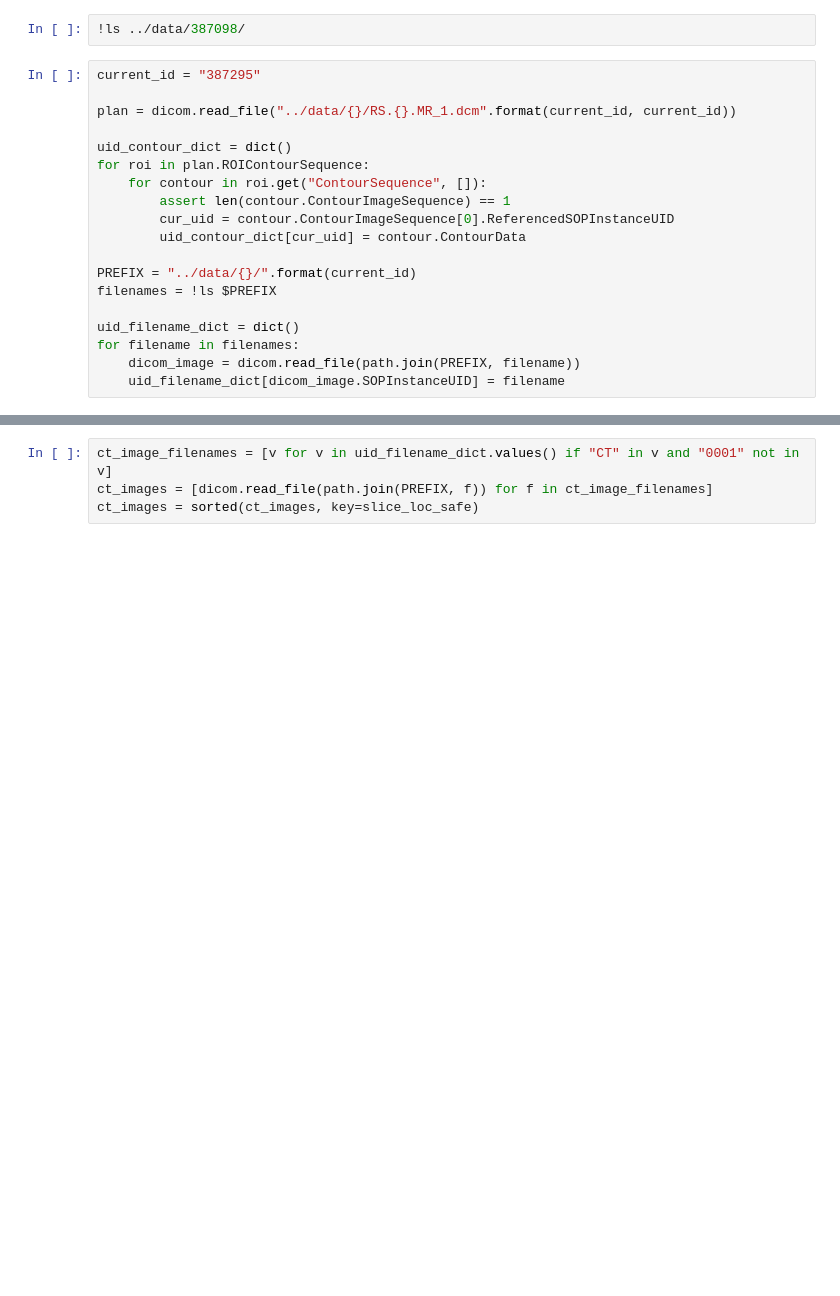
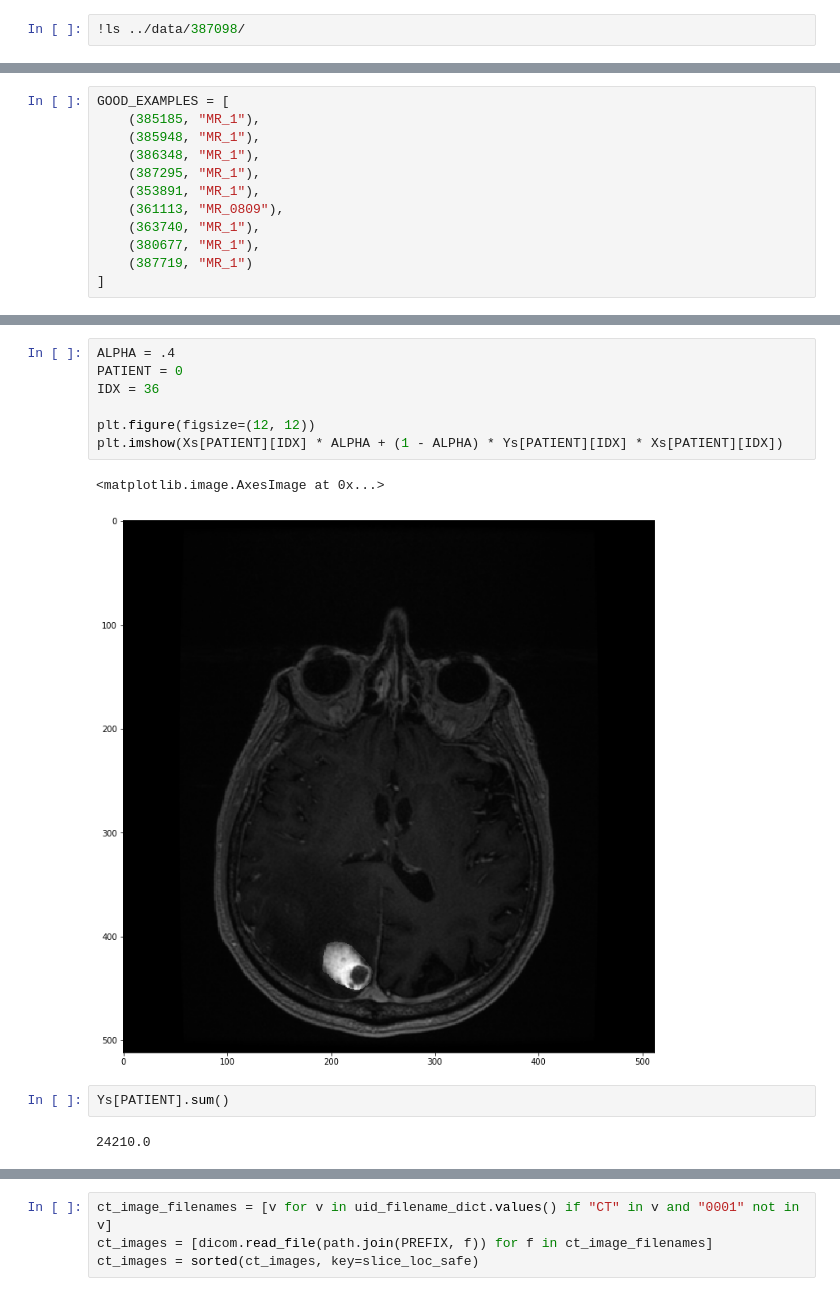
Before and after one commit to strawberrypie/varian-challenge, a Jupyter notebook: notebooks/DataPreprocessing.ipynb, the cells around one changed output, grey strips where cells are left out. Saved outputs shown, nothing was run; the diff lists cells and outputs as text; blank space fills up the shorter version.

Commit message:
working data fetching

```diff
--- a/notebooks/DataPreprocessing.ipynb
+++ b/notebooks/DataPreprocessing.ipynb
@@ -26,22 +27,3 @@ DROP:
   387098
 # %%
 !ls ../data/387098/
-# %%
-current_id = "387295"
-
-plan = dicom.read_file("../data/{}/RS.{}.MR_1.dcm".format(current_id, current_id))
-
-uid_contour_dict = dict()
-for roi in plan.ROIContourSequence:
-    for contour in roi.get("ContourSequence", []):
-        assert len(contour.ContourImageSequence) == 1
-        cur_uid = contour.ContourImageSequence[0].ReferencedSOPInstanceUID
-        uid_contour_dict[cur_uid] = contour.ContourData
-
-PREFIX = "../data/{}/".format(current_id)
-filenames = !ls $PREFIX
-
-uid_filename_dict = dict()
-for filename in filenames:
-    dicom_image = dicom.read_file(path.join(PREFIX, filename))
-    uid_filename_dict[dicom_image.SOPInstanceUID] = filename
@@ -51,0 +30,12 @@ dict_keys(['1.3.12.2.1107.5.2.36.60016.30000017053107275840000005958', '1.3.12.2
+# %%
+GOOD_EXAMPLES = [
+    (385185, "MR_1"),
+    (385948, "MR_1"),
+    (386348, "MR_1"),
+    (387295, "MR_1"),
+    (353891, "MR_1"),
+    (361113, "MR_0809"),
+    (363740, "MR_1"),
+    (380677, "MR_1"),
+    (387719, "MR_1")
+]
@@ -51,0 +126,14 @@ dict_keys(['1.3.12.2.1107.5.2.36.60016.30000017053107275840000005958', '1.3.12.2
+# %%
+ALPHA = .4
+PATIENT = 0
+IDX = 36
+
+plt.figure(figsize=(12, 12))
+plt.imshow(Xs[PATIENT][IDX] * ALPHA + (1 - ALPHA) * Ys[PATIENT][IDX] * Xs[PATIENT][IDX])
+# %% [output]
+<matplotlib.image.AxesImage at 0x...>
+[figure, added]
+# %%
+Ys[PATIENT].sum()
+# %% [output]
+24210.0
```
Also changed, not shown: parts of 13 cells of this notebook.
